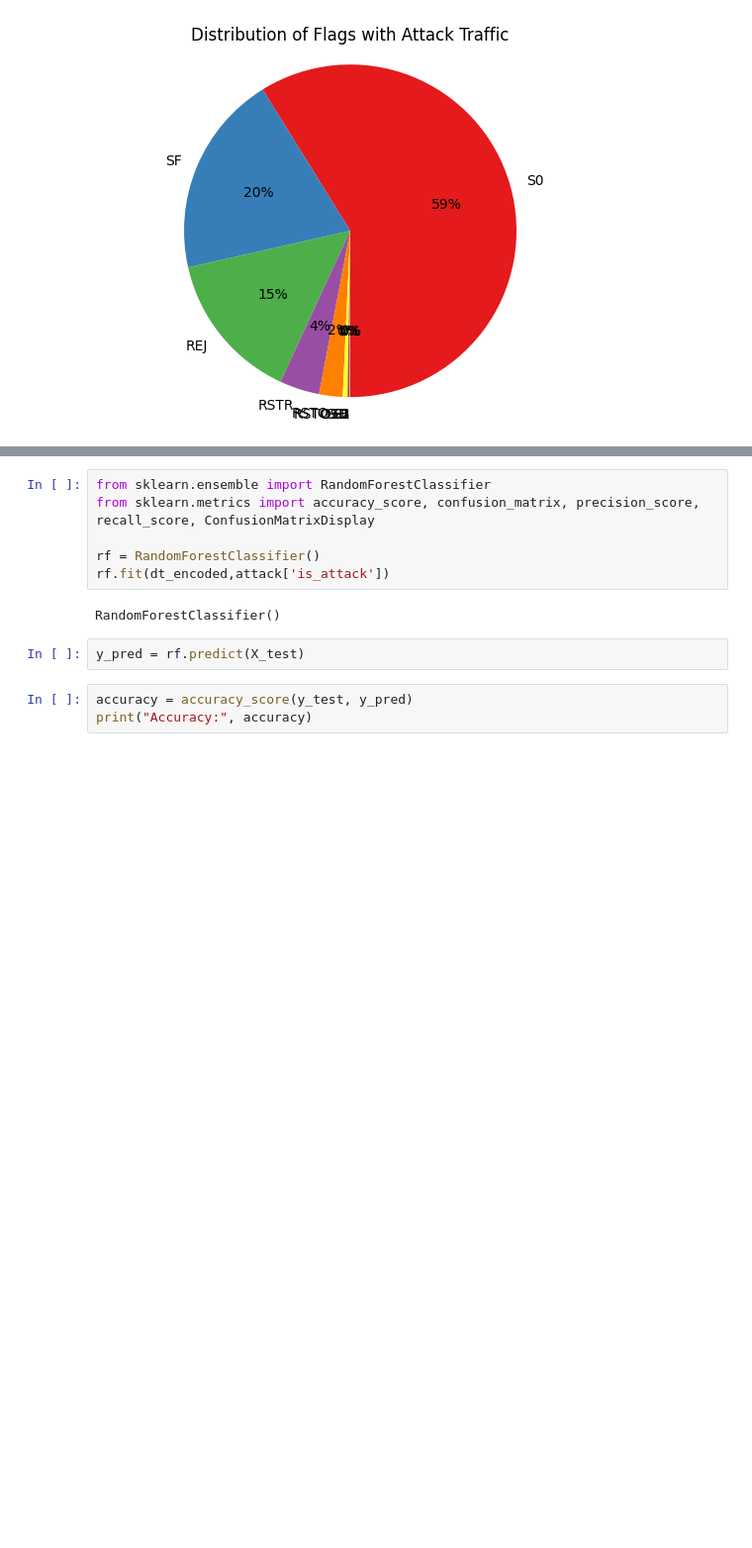
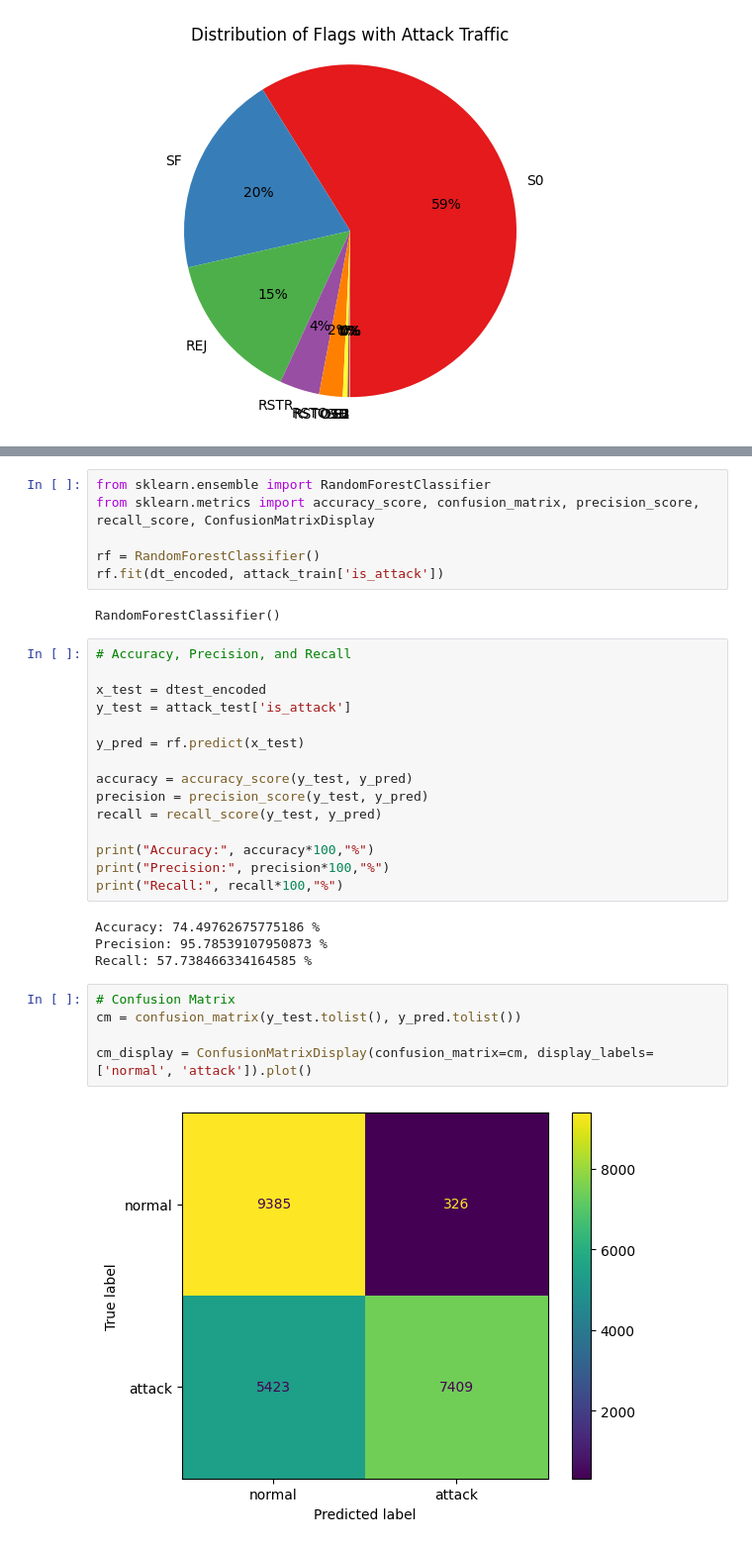
Before and after one commit to lamvwl/jupyterlite, a Jupyter notebook: IDS-NSL-KDD-RandomForest.ipynb, the cells around one changed output, grey strips where cells are left out. Shown: that part at 99% size. Drawn from its saved outputs; the diff is of its cells as text; blank space fills up the shorter version.

```diff
--- a/IDS-NSL-KDD-RandomForest.ipynb
+++ b/IDS-NSL-KDD-RandomForest.ipynb
@@ -361,16 +389,37 @@ dt_encoded.head(10)
 | 7 | 0 | 0 | 0 | 0 | 0 | 0 | 0 | 0 | ... |
 | 8 | 0 | 0 | 0 | 0 | 0 | 0 | 0 | 0 | ... |
 | 9 | 0 | 0 | 0 | 0 | 0 | 0 | 0 | 0 | ... |
-# %%
-from sklearn.ensemble import RandomForestClassifier
-from sklearn.metrics import accuracy_score, confusion_matrix, precision_score, recall_score, ConfusionMatrixDisplay
-
-rf = RandomForestClassifier()
-rf.fit(dt_encoded,attack['is_attack'])
-# %% [output]
-RandomForestClassifier()
-# %%
-y_pred = rf.predict(X_test)
+# %%
+from sklearn.ensemble import RandomForestClassifier
+from sklearn.metrics import accuracy_score, confusion_matrix, precision_score, recall_score, ConfusionMatrixDisplay
+
+rf = RandomForestClassifier()
+rf.fit(dt_encoded, attack_train['is_attack'])
+# %% [output]
+RandomForestClassifier()
 # %%
+# Accuracy, Precision, and Recall
+
+x_test = dtest_encoded
+y_test = attack_test['is_attack']
+
+y_pred = rf.predict(x_test)
+
 accuracy = accuracy_score(y_test, y_pred)
-print("Accuracy:", accuracy)
+precision = precision_score(y_test, y_pred)
+recall = recall_score(y_test, y_pred)
+
+print("Accuracy:", accuracy*100,"%")
+print("Precision:", precision*100,"%")
+print("Recall:", recall*100,"%")
+# %% [output]
+Accuracy: 74.49762675775186 %
+Precision: 95.78539107950873 %
+Recall: 57.738466334164585 %
+# %%
+# Confusion Matrix
+cm = confusion_matrix(y_test.tolist(), y_pred.tolist())
+
+cm_display = ConfusionMatrixDisplay(confusion_matrix=cm, display_labels=['normal', 'attack']).plot()
+# %% [output]
+[figure, added]
```
Also changed, not shown: parts of 5 cells of this notebook.
